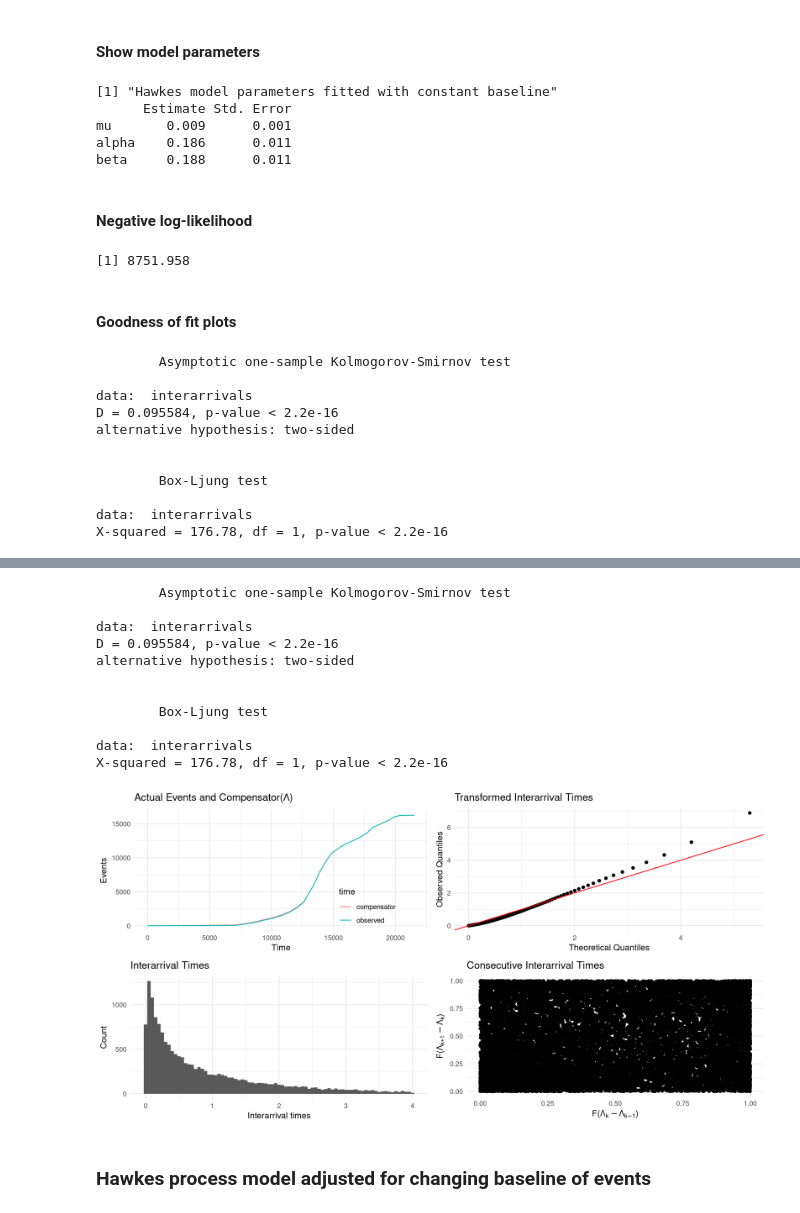
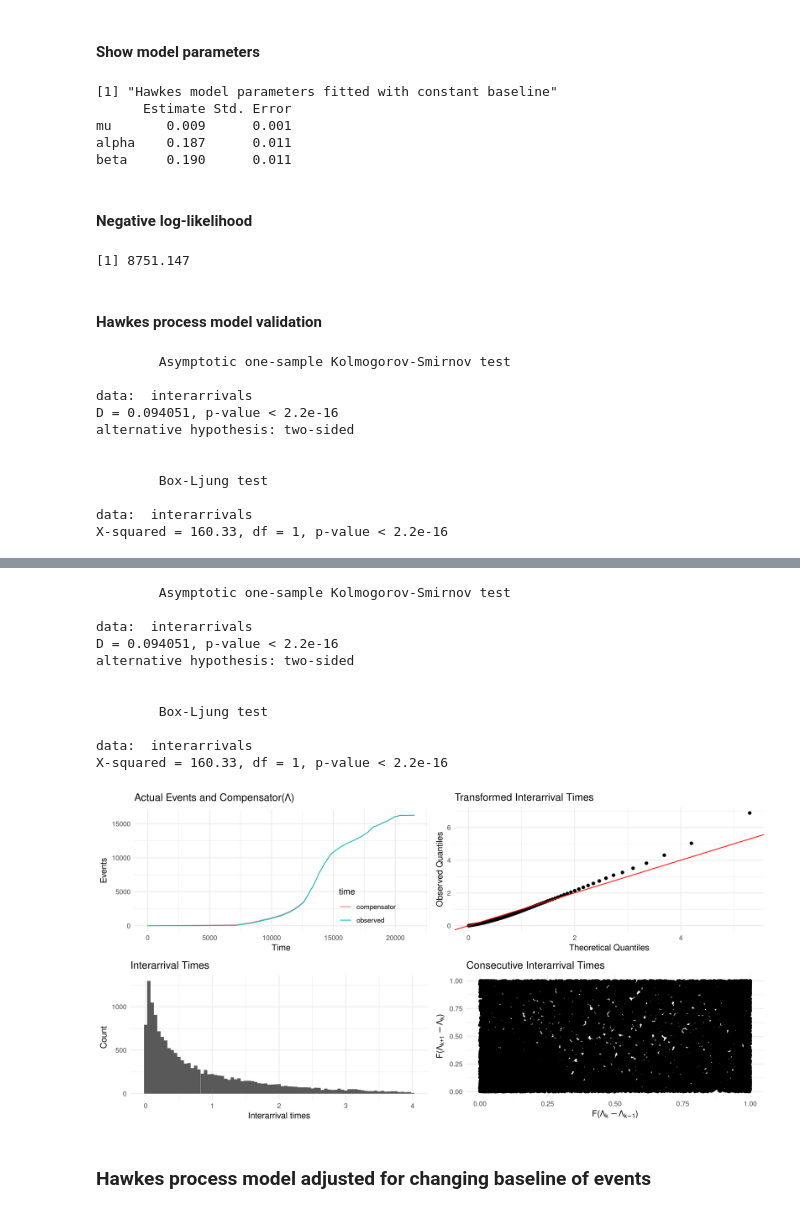
Before and after one commit to ElisavetPappa/col-conflict-sv, a Jupyter notebook: Pappa_et_al_EntireConflict.ipynb, the cells around one changed output, grey strips where cells are left out. Cells and saved outputs as stored; diff of their text form; code cells hidden in the pictures.

```diff
--- a/Pappa_et_al_EntireConflict.ipynb
+++ b/Pappa_et_al_EntireConflict.ipynb
@@ -166,35 +162,18 @@ combined_data <- combined_data %>%
 
 combined_data$EventType <- as.factor(combined_data$EventType)
 
-# Convert to numeric time (e.g., for some Hawkes models)
-combined_data$Timestamp <- as.numeric(combined_data$Date)
-
 # Convert to spatial point pattern (longitude & latitude as spatial features)
 
 # Define observation window (bounding box for spatial analysis)
 W <- owin(xrange = c(min(combined_data$longitud), max(combined_data$longitud)),
           yrange = c(min(combined_data$latitud), max(combined_data$latitud)))
 
-# Convert time dimension to relative time units
-combined_data$Time <- as.numeric(difftime(combined_data$Timestamp, min(combined_data$Timestamp), units="days"))
-
-# Remove missing timepoints
-combined_data <- combined_data[!is.na(combined_data$Timestamp), ]
-
-# Sort the data by time:
-combined_data <- combined_data[order(combined_data$Timestamp), ]
-
-#Convert to numeric relative time (in days or seconds):
-combined_data$t <- as.numeric(difftime(combined_data$Timestamp, min(combined_data$Timestamp), units = "days"))
-combined_data <- combined_data[order(combined_data$t), ]
-combined_data$x <- combined_data$longitud
-combined_data$y <- combined_data$latitud
+# Remove rows with missing dates and sort by time
+combined_data <- combined_data[!is.na(combined_data$Date), ]
+combined_data <- combined_data[order(combined_data$Date), ]
 
 # Convert data frame to an sf object
 combined_data_sf <- st_as_sf(combined_data, coords = c("longitud", "latitud"), crs = 4326)
-
-# Set the CRS to the desired one
-st_crs(combined_data_sf) <- "+proj=longlat +datum=WGS84 +no_defs +ellps=WGS84 +towgs84=0,0,0"
 
 # Filter out rows where coordinates are 0
 combined_data_sf <- combined_data_sf %>%
@@ -597,10 +703,10 @@ SV_times <- SV_combined_data_sf_entire_conflict %>%
 SV_params <- c(mu = 9, alpha = 0.3, beta = 1)
 
 ## fit model
-fit <- fit_hawkes(times = SV_times, parameters = SV_params)
+fit_hawkes_const <- fit_hawkes(times = SV_times, parameters = SV_params)
 
 # Store parameters
-hawkes_model_coefs <- get_coefs(fit)
+hawkes_model_coefs <- get_coefs(fit_hawkes_const)
 # %% [markdown]
 #### Plot fitted Hawkes process model
 # %%
@@ -627,33 +750,33 @@ print(round(hawkes_model_coefs, 3))
 [1] "Hawkes model parameters fitted with constant baseline"
       Estimate Std. Error
 mu       0.009      0.001
-alpha    0.186      0.011
-beta     0.188      0.011
+alpha    0.187      0.011
+beta     0.190      0.011
 # %% [markdown]
 #### Negative log-likelihood
 # %%
-print(round(fit$objective, 3))
+print(round(fit_hawkes_const$objective, 3))
 # %% [output]
-[1] 8751.958
+[1] 8751.147
 # %% [markdown]
-#### Goodness of fit plots
+#### Hawkes process model validation
 # %%
 # Save plot with png as ggsave doesn't like multi-panel plot objects
-png(paste0(output_dir, "FigureS4A_hawkes_gof.png"), width = 1000, height = 800)
-show_hawkes_GOF(fit)
+png(paste0(output_dir, "FigureS11A_hawkes_gof_entire.png"), width = 1000, height = 800)
+show_hawkes_GOF(fit_hawkes_const)
 dev.off()
 
-show_hawkes_GOF(fit)
-par <- get_coefs(fit)[,1]
+show_hawkes_GOF(fit_hawkes_const)
+par <- get_coefs(fit_hawkes_const)[,1]
 # %% [output]
         Asymptotic one-sample Kolmogorov-Smirnov test
 
 data:  interarrivals
-D = 0.095584, p-value < 2.2e-16
+D = 0.094051, p-value < 2.2e-16
 alternative hypothesis: two-sided
 
 
         Box-Ljung test
 
 data:  interarrivals
-X-squared = 176.78, df = 1, p-value < 2.2e-16
+X-squared = 160.33, df = 1, p-value < 2.2e-16
@@ -662,15 +785,15 @@ agg_record_953278188
         Asymptotic one-sample Kolmogorov-Smirnov test
 
 data:  interarrivals
-D = 0.095584, p-value < 2.2e-16
+D = 0.094051, p-value < 2.2e-16
 alternative hypothesis: two-sided
 
 
         Box-Ljung test
 
 data:  interarrivals
-X-squared = 176.78, df = 1, p-value < 2.2e-16
+X-squared = 160.33, df = 1, p-value < 2.2e-16
-[figure, old version]
+[figure, new version]
 # %% [markdown]
 ### Hawkes process model adjusted for changing baseline of events
 # %% [markdown]
```
Also changed, not shown: parts of 37 cells of this notebook, 3 other files.
